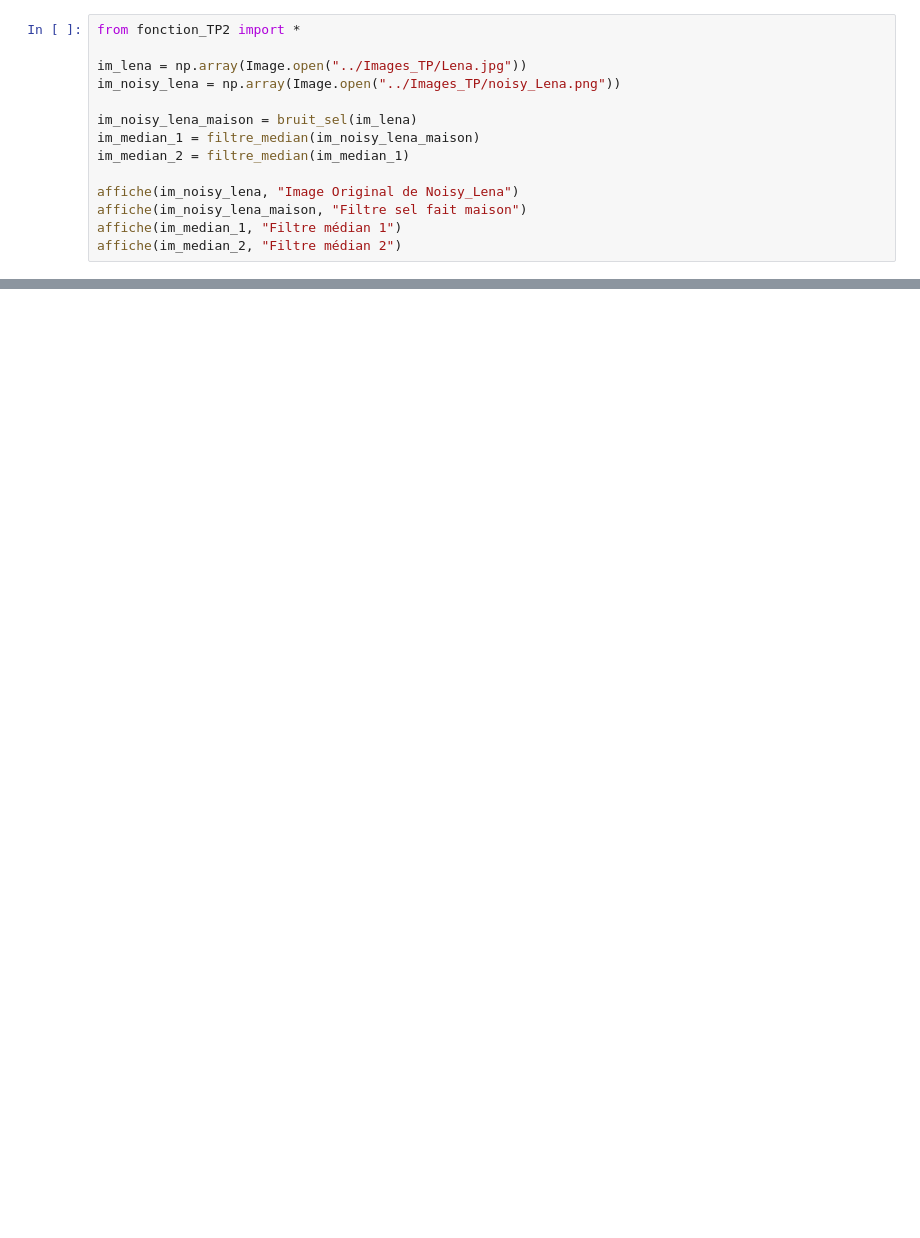
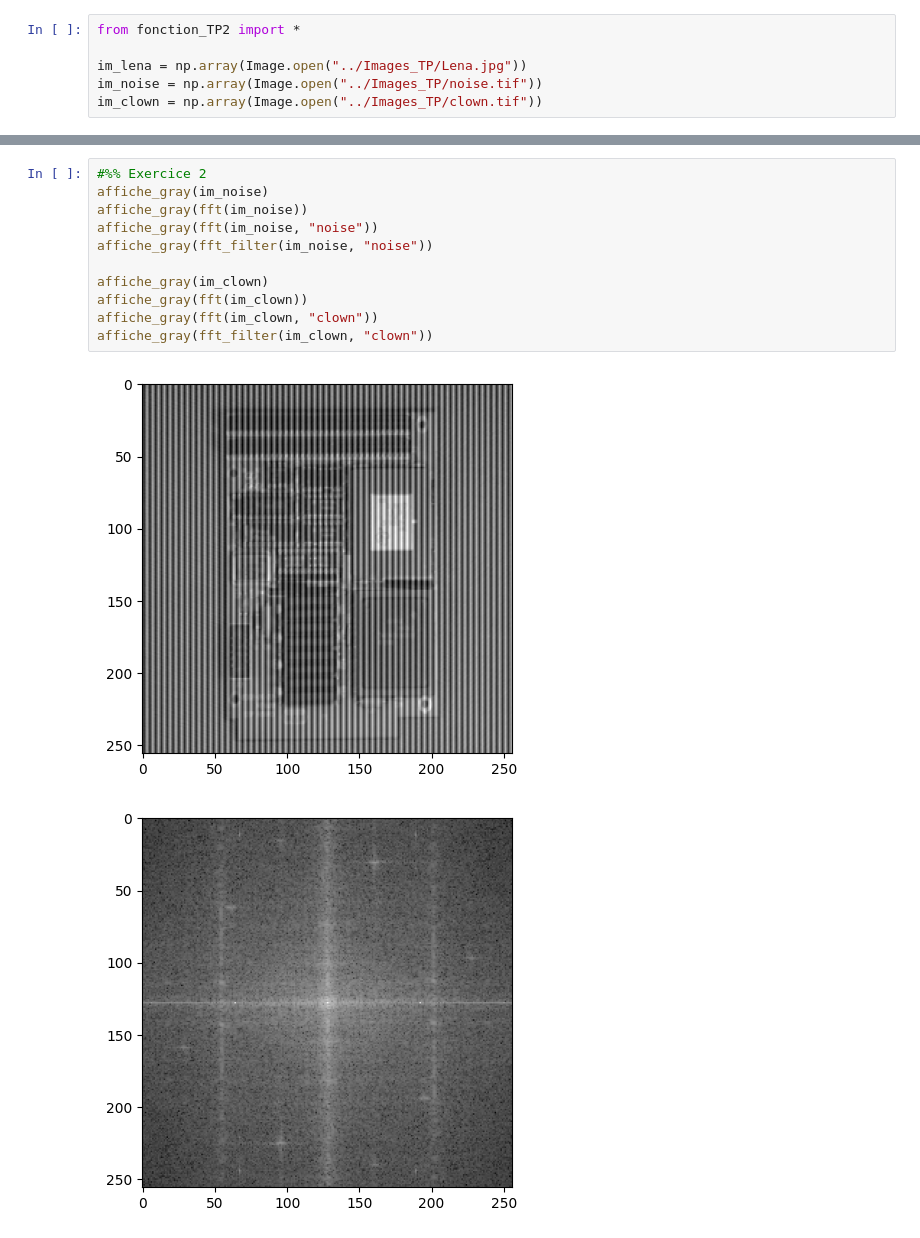
Before and after one commit to SharaineMALARVIJY/S1_Introduction_au_traitement_des_images, a Jupyter notebook: TP2/TP2.ipynb, the cells around one changed output, grey strips where cells are left out. Saved outputs shown, nothing was run; the diff lists cells and outputs as text; blank space fills up the shorter version.

```diff
--- a/TP2/TP2.ipynb
+++ b/TP2/TP2.ipynb
@@ -2,13 +5,5 @@
 from fonction_TP2 import *
 
 im_lena = np.array(Image.open("../Images_TP/Lena.jpg"))
-im_noisy_lena = np.array(Image.open("../Images_TP/noisy_Lena.png"))
-
-im_noisy_lena_maison = bruit_sel(im_lena)
-im_median_1 = filtre_median(im_noisy_lena_maison)
-im_median_2 = filtre_median(im_median_1)
-
-affiche(im_noisy_lena, "Image Original de Noisy_Lena")
-affiche(im_noisy_lena_maison, "Filtre sel fait maison")
-affiche(im_median_1, "Filtre médian 1")
-affiche(im_median_2, "Filtre médian 2")
+im_noise = np.array(Image.open("../Images_TP/noise.tif"))
+im_clown = np.array(Image.open("../Images_TP/clown.tif"))
@@ -19,0 +35,14 @@ affiche(im_median_2, "Filtre médian 2")
+# %%
+#%% Exercice 2
+affiche_gray(im_noise)
+affiche_gray(fft(im_noise))
+affiche_gray(fft(im_noise, "noise"))
+affiche_gray(fft_filter(im_noise, "noise"))
+
+affiche_gray(im_clown)
+affiche_gray(fft(im_clown))
+affiche_gray(fft(im_clown, "clown"))
+affiche_gray(fft_filter(im_clown, "clown"))
+# %% [output]
+[figure, added]
+[figure, added]
```
Also changed, not shown: parts of 6 cells of this notebook, 1 other file.
